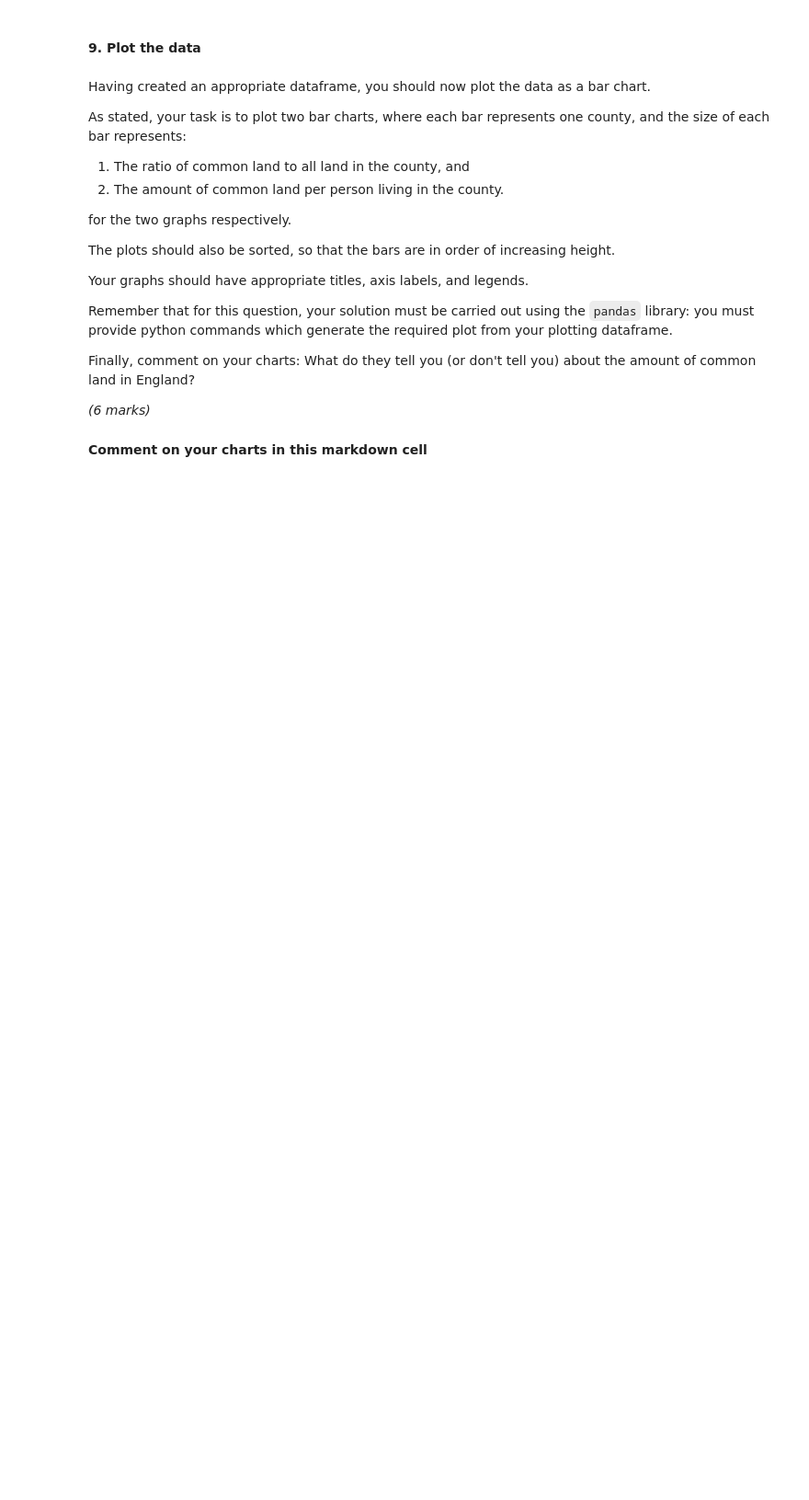
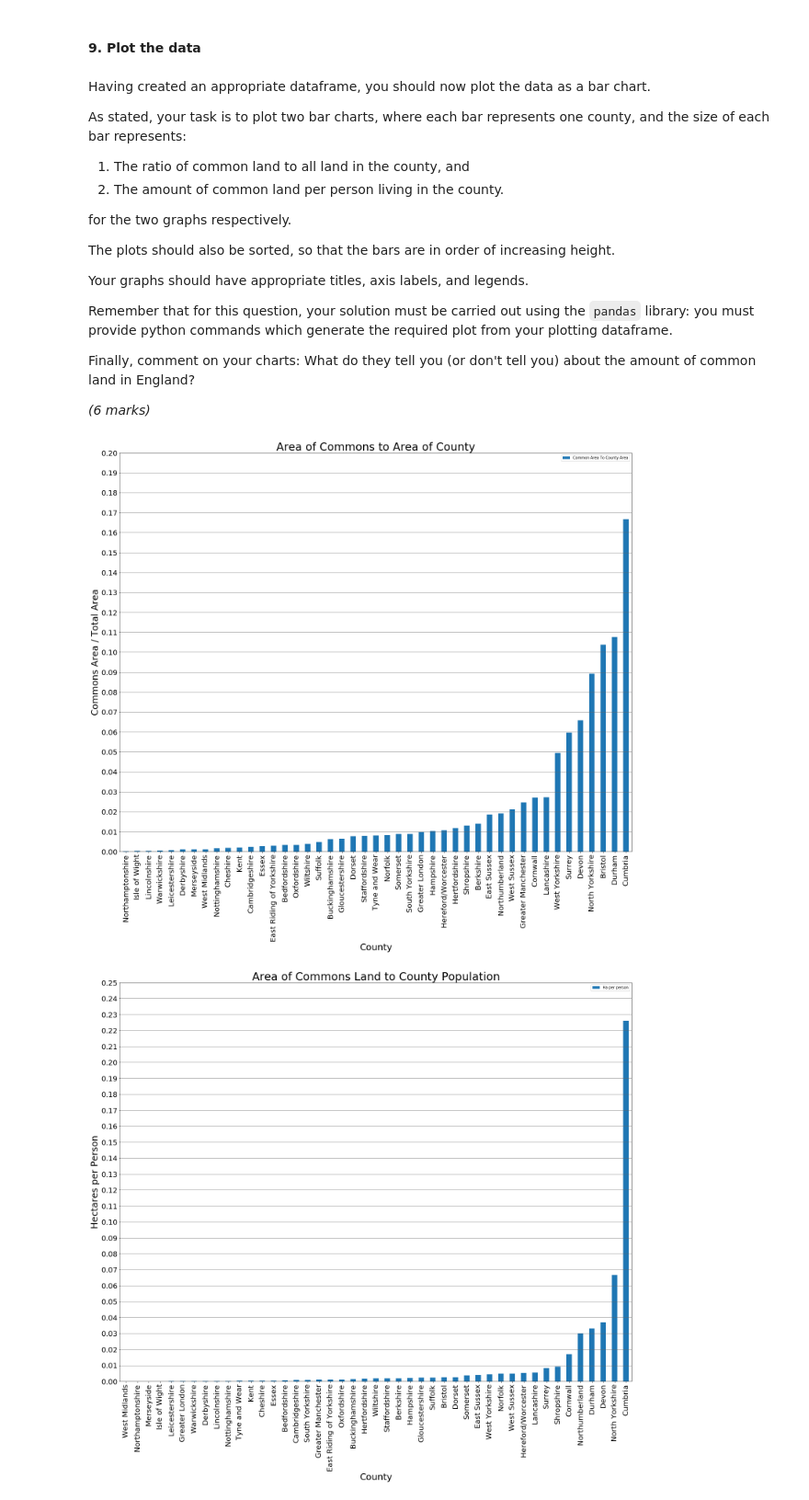
Before and after one commit to khandrew221/Data-Analysis-Uni-Projects, a Jupyter notebook: 2020J_TMA01_q1.ipynb, the cells around one changed output. Shown: that part at 92% size. Saved outputs shown, nothing was run; the diff lists cells and outputs as text; code cells hidden in the pictures; blank space fills up the shorter version.

```diff
--- a/2020J_TMA01_q1.ipynb
+++ b/2020J_TMA01_q1.ipynb
@@ -180,0 +238,3 @@ When you have constructed your dataframe, display the first 5 rows. *(3 marks)*
+# %%
+common_area_df = commons_df[['County', 'Registered AREA in hectares']].groupby(['County'], as_index=False).sum()
+common_area_df.head(5)
@@ -199,0 +265,16 @@ When you have constructed your dataframe, display the first 5 rows. *(4 marks)*
+# %%
+#Column with county names needs renaming to merge
+counties_df.rename(columns={'County for the purposes of the lieutenancies': 'County'}, inplace=True)
+plotting_df = pd.merge(counties_df, common_area_df)
+
+#Rename 'Registered AREA in hectares' column to something more indicative for the merged table
+plotting_df.rename(columns={'Registered AREA in hectares': 'Common Area (Ha)'}, inplace=True)
+
+#Add required columns
+plotting_df['Common Area To County Area'] = plotting_df['Common Area (Ha)'] / plotting_df['Area (Ha)']
+plotting_df['Ha per person'] = plotting_df['Common Area (Ha)'] / plotting_df['Population (2018)']
+
+#Remove columns not required(?)
+#plotting_df = plotting_df[['County', 'Common Area To County Area', 'Ha per person']]
+
+plotting_df.head(5)
@@ -223,2 +309,42 @@ Finally, comment on your charts: What do they tell you (or don't tell you) about
-# %% [markdown]
-**Comment on your charts in this markdown cell**
+# %%
+#plot bar chart of commons area to county area
+plotting_df[['Common Area To County Area']].sort_values(by=['Common Area To County Area']).plot.bar(figsize=(25,20));
+
+#Title and axes labels
+plt.title('Area of Commons to Area of County', fontsize=30)
+plt.xlabel('County', fontsize=25)
+plt.ylabel('Commons Area / Total Area', fontsize=25)
+
+#Label x axis ticks as county names.  Remember to sort into the right order!
+plt.xticks(range(plotting_df['County'].size),plotting_df.sort_values(by=['Common Area To County Area'])['County']);
+plt.xticks(fontsize=20);
+
+#size and space yticks
+plt.yticks(fontsize=20);
+plt.yticks(np.arange(0, 0.21, 0.01));
+
+#plot horizontal gridlines for easier reading
+plt.grid(b=True, which='major', axis='y', color='#666666', linestyle='-')
+
+
+#plot bar chart of commons area to population
+plotting_df[['Ha per person']].sort_values(by=['Ha per person']).plot.bar(figsize=(25,20));
+
+#Title and axes labels
+plt.title('Area of Commons Land to County Population', fontsize=30)
+plt.xlabel('County', fontsize=25)
+plt.ylabel('Hectares per Person', fontsize=25)
+
+#Label x axis ticks as county names.  Remember to sort into the right order!
+plt.xticks(range(plotting_df['County'].size),plotting_df.sort_values(by=['Ha per person'])['County']);
+plt.xticks(fontsize=20);
+
+#size and space yticks
+plt.yticks(fontsize=20);
+plt.yticks(np.arange(0, 0.26, 0.01));
+
+#plot horizontal gridlines for easier reading
+plt.grid(b=True, which='major', axis='y', color='#666666', linestyle='-')
+# %% [output]
+[figure, added]
+[figure, added]
```
Also changed, not shown: parts of 31 cells of this notebook, 1 other file.
